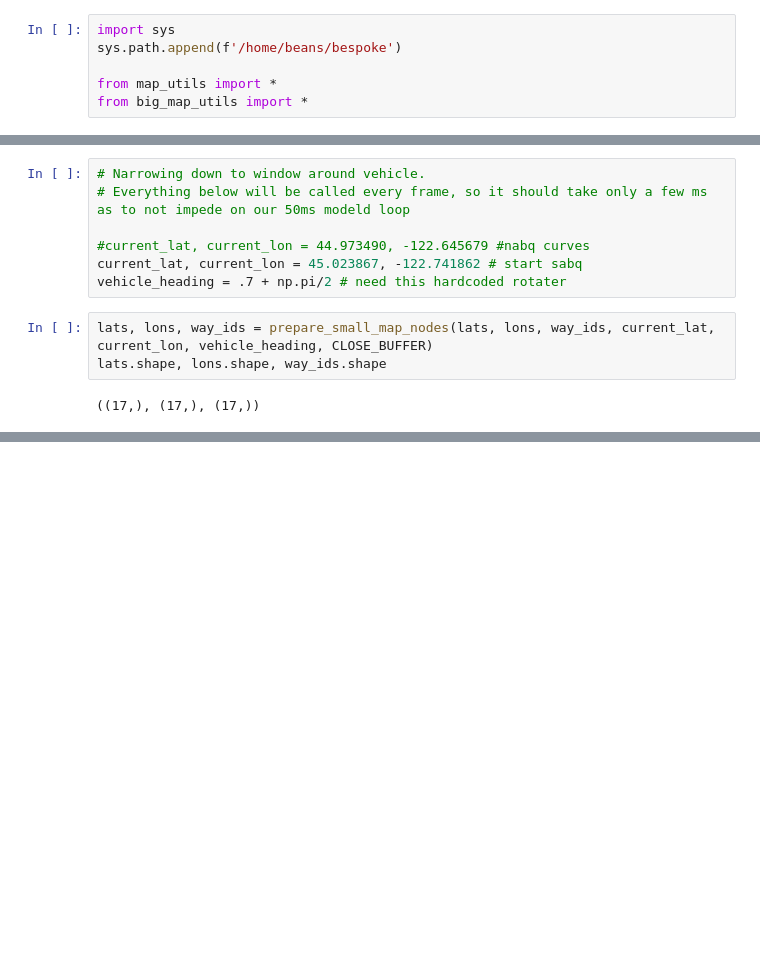
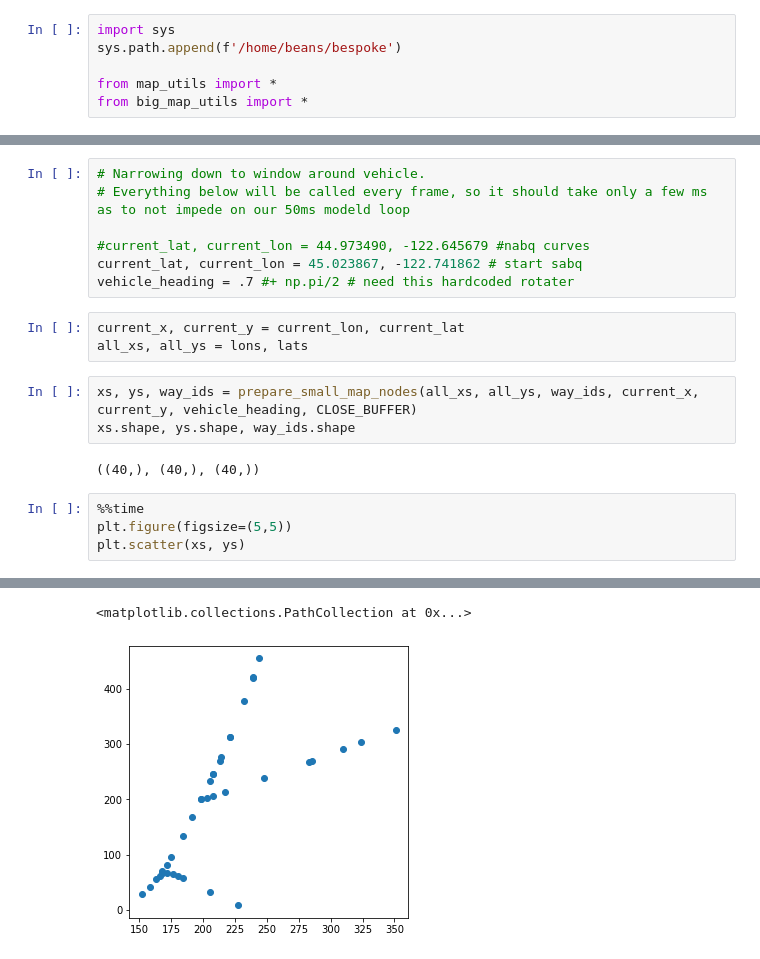
Before and after one commit to rgilman33/bespoke, a Jupyter notebook: nb/maps.ipynb, the cells around one changed output, grey strips where cells are left out. Cells and saved outputs as stored; diff of their text form; blank space fills up the shorter version.

```diff
--- a/nb/maps.ipynb
+++ b/nb/maps.ipynb
@@ -37,9 +40,17 @@ Wall time: 49.4 ms
 
 #current_lat, current_lon = 44.973490, -122.645679 #nabq curves
 current_lat, current_lon = 45.023867, -122.741862 # start sabq
-vehicle_heading = .7 + np.pi/2 # need this hardcoded rotater
+vehicle_heading = .7 #+ np.pi/2 # need this hardcoded rotater
+# %%
+current_x, current_y = current_lon, current_lat
+all_xs, all_ys = lons, lats
 # %%
-lats, lons, way_ids = prepare_small_map_nodes(lats, lons, way_ids, current_lat, current_lon, vehicle_heading, CLOSE_BUFFER)
-lats.shape, lons.shape, way_ids.shape
+xs, ys, way_ids = prepare_small_map_nodes(all_xs, all_ys, way_ids, current_x, current_y, vehicle_heading, CLOSE_BUFFER)
+xs.shape, ys.shape, way_ids.shape
 # %% [output]
-((17,), (17,), (17,))
+((40,), (40,), (40,))
+# %%
+%%time
+plt.figure(figsize=(5,5))
+plt.scatter(xs, ys)
+# %% [output]
@@ -46 +59,3 @@ lats.shape, lons.shape, way_ids.shape
+<matplotlib.collections.PathCollection at 0x...>
+[figure, added]
 # %%
```
Also changed, not shown: parts of 13 cells of this notebook, 11 other files.
